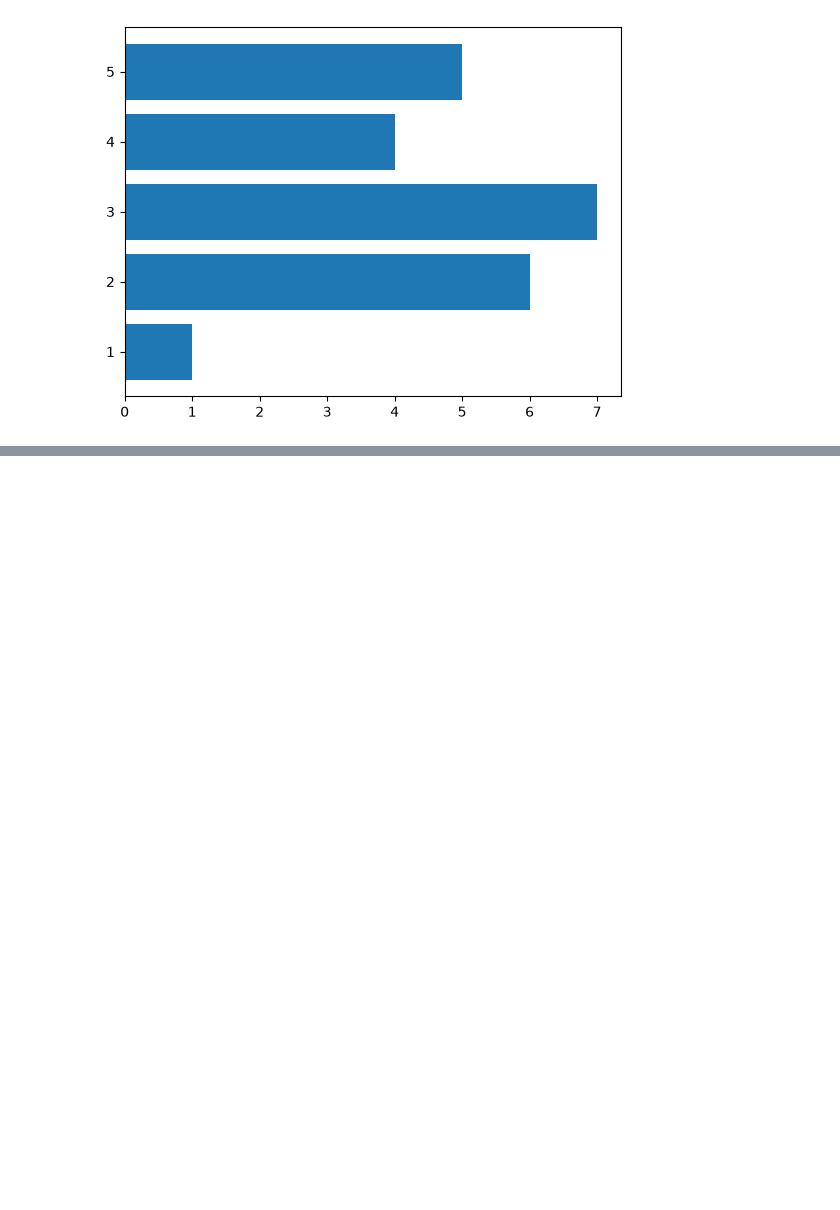
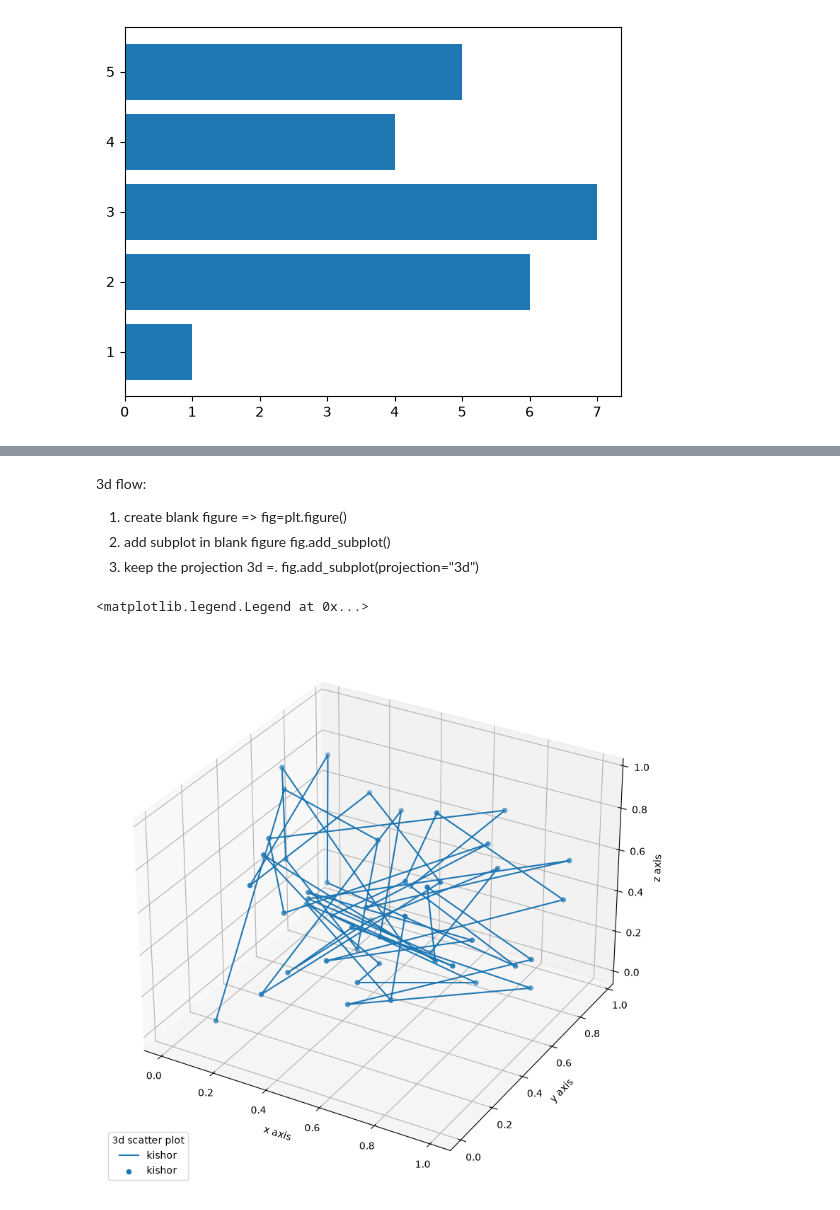
Before and after one commit to kishorilol/datasciencepadhdai, a Jupyter notebook: pandas/matplotlib/mat1.ipynb, the cells around one changed output, grey strips where cells are left out. Drawn from its saved outputs; the diff is of its cells as text; code cells hidden in the pictures; blank space fills up the shorter version.

```diff
--- a/pandas/matplotlib/mat1.ipynb
+++ b/pandas/matplotlib/mat1.ipynb
@@ -65,0 +87,20 @@ plt.barh(x,y)
+# %% [markdown]
+3d flow:
+1. create blank figure => fig=plt.figure()
+2. add subplot in blank figure fig.add_subplot()
+3. keep the projection 3d =. fig.add_subplot(projection="3d")
+# %%
+x=np.random.rand(50)
+y=np.random.rand(50)
+z=np.random.rand(50)
+fig=plt.figure(figsize=(15,10))
+ax=fig.add_subplot(projection="3d")
+ax.plot(x,y,z,label="kishor") #for line graph
+ax.scatter(x,y,z,label="kishor") # for scatter plot
+ax.set_xlabel("x axis")
+ax.set_ylabel("y axis")
+ax.set_zlabel("z axis")
+plt.legend(fontsize=10,loc="lower left",title="3d scatter plot")
+# %% [output]
+<matplotlib.legend.Legend at 0x...>
+[figure, added]
```
Also changed, not shown: parts of 6 cells of this notebook, 2 other files.
